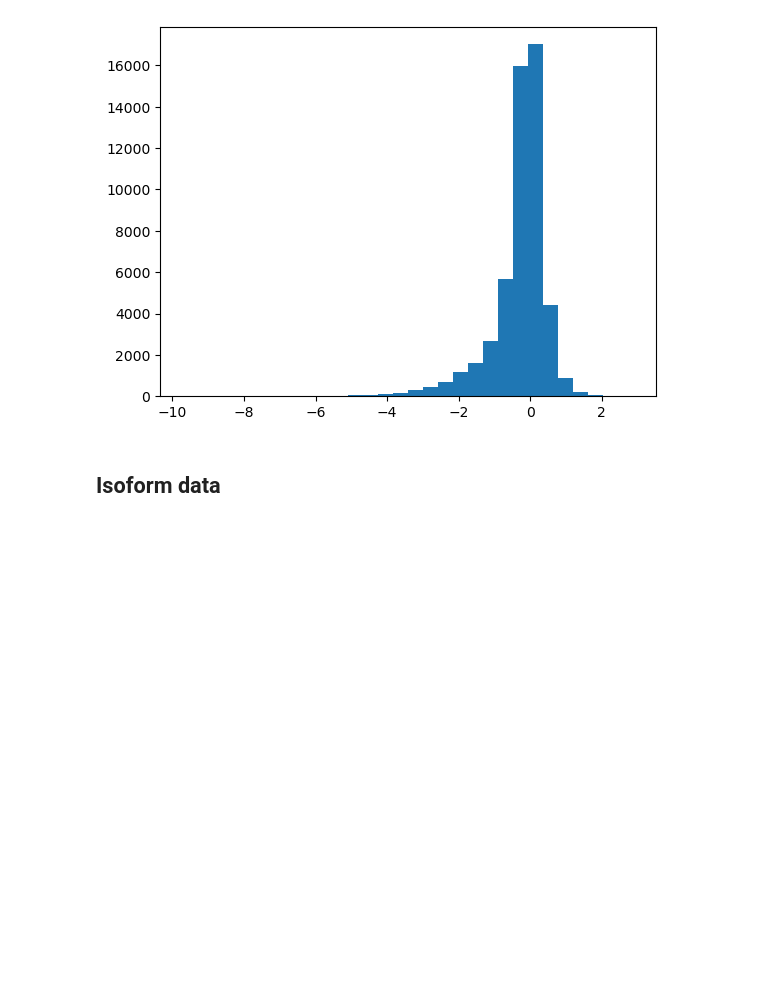
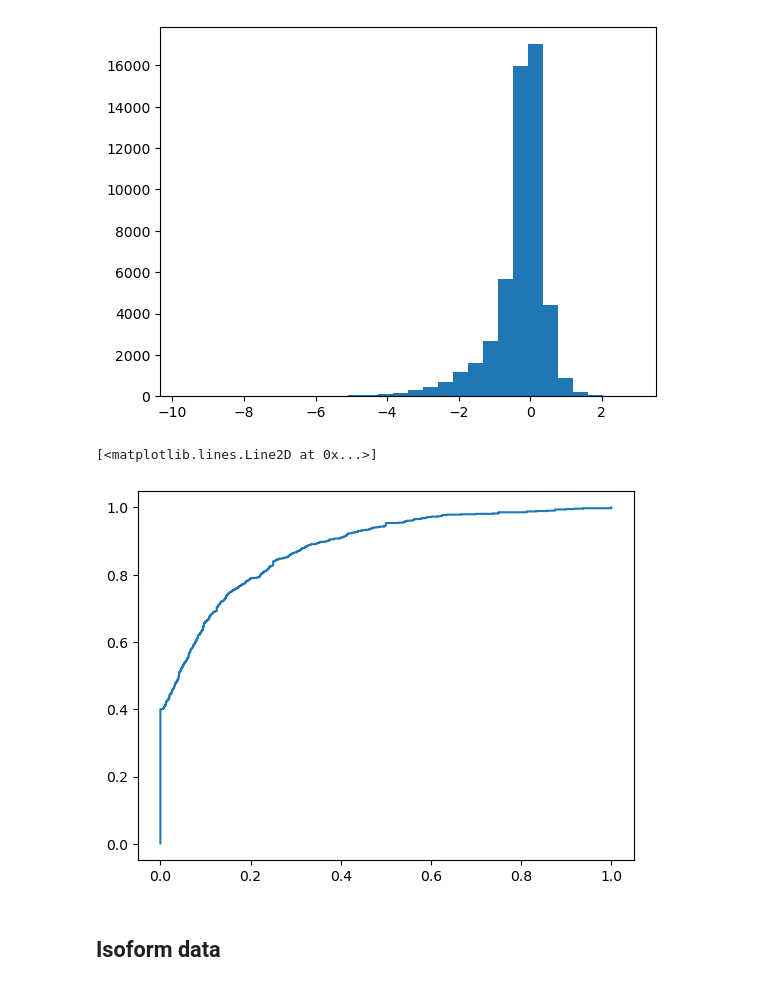
Before and after one commit to daklab/seabass, a Jupyter notebook: src/lmm.ipynb, the cells around one changed output. Drawn from its saved outputs; the diff is of its cells as text; code cells hidden in the pictures; blank space fills up the shorter version.

```diff
--- a/src/lmm.ipynb
+++ b/src/lmm.ipynb
@@ -527,6 +529,23 @@ pd.DataFrame( {
     "p" : posts[0][t_df]["p"],
     "q" : posts[0][t_df]["q"]
 } ).to_csv("laplace_lmm_essential.txt.gz", sep='\t', index=False)
+# %%
+a = pd.DataFrame( {
+    "sig" : posts[0][t_df]["sig"],
+    "z" : posts[0][t_df]["z"],
+    "gene" : essential_data.genes[essential_data.guide_to_gene] } )
+a["sig_neg"] = a.sig & (a.z < 0)
+num_sig = a.groupby("gene").sum()["sig_neg"]
+prop_sig = a.groupby("gene").mean()["sig_neg"]
+#plt.hist(prop_sig,30)
+
+import statsmodels.api as sm # recommended import according to the docs
+
+ecdf = sm.distributions.ECDF(prop_sig)
+plt.step(ecdf.x,ecdf.y)
+# %% [output]
+[<matplotlib.lines.Line2D at 0x...>]
+[figure, added]
 # %% [markdown]
 ## Isoform data
 # %%
```
Also changed, not shown: parts of 2 cells of this notebook, 1 other file.
